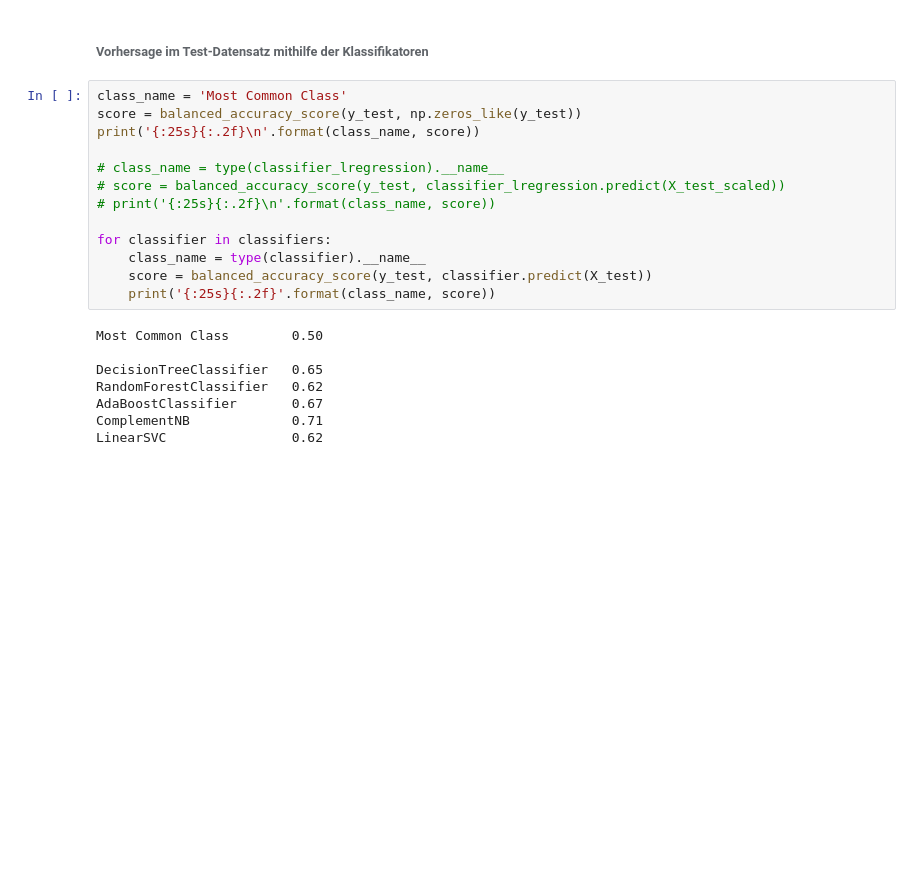
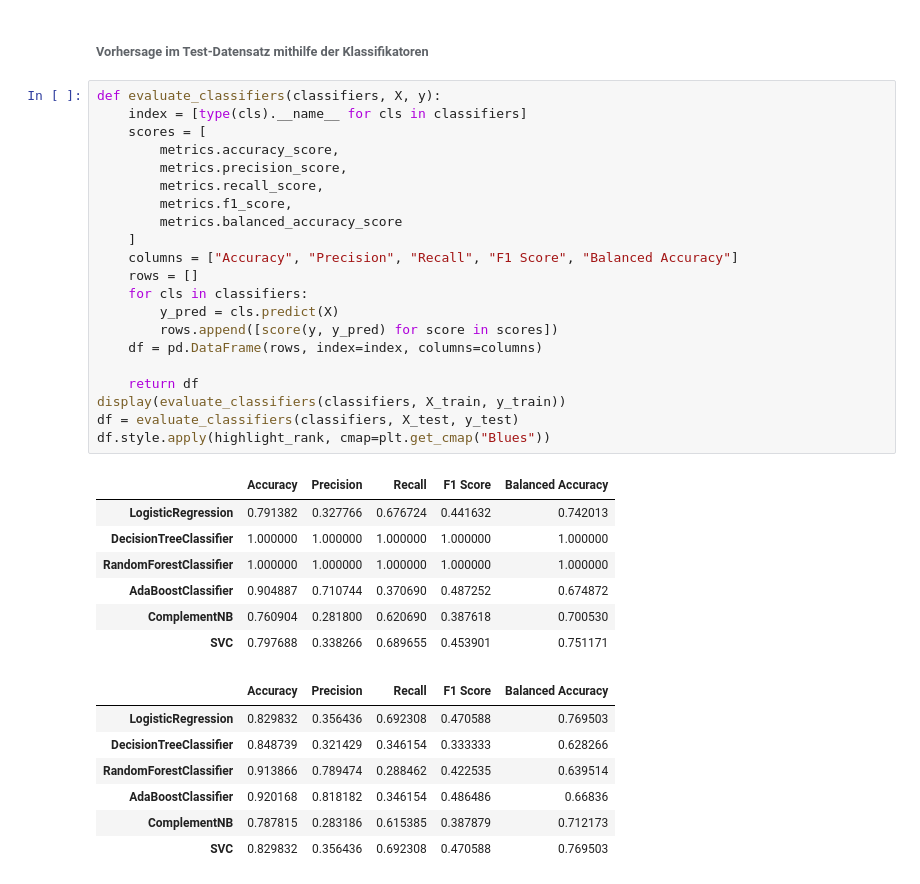
Before and after one commit to tecoKIT/smart-data-analytics, a Jupyter notebook: Uebung1/Exercise5.ipynb, the cells around one changed output. Drawn from its saved outputs; the diff is of its cells as text; blank space fills up the shorter version.

```diff
--- a/Uebung1/Exercise5.ipynb
+++ b/Uebung1/Exercise5.ipynb
@@ -480,23 +506,38 @@ condo   -0.01
 # %% [markdown]
 ###### Vorhersage im Test-Datensatz mithilfe der Klassifikatoren
-# %%
-class_name = 'Most Common Class'
-score = balanced_accuracy_score(y_test, np.zeros_like(y_test))
-print('{:25s}{:.2f}\n'.format(class_name, score))
-
-# class_name = type(classifier_lregression).__name__
-# score = balanced_accuracy_score(y_test, classifier_lregression.predict(X_test_scaled))
-# print('{:25s}{:.2f}\n'.format(class_name, score))
-
-for classifier in classifiers:
-    class_name = type(classifier).__name__
-    score = balanced_accuracy_score(y_test, classifier.predict(X_test))
-    print('{:25s}{:.2f}'.format(class_name, score))
-# %% [output]
-Most Common Class        0.50
-
-DecisionTreeClassifier   0.65
-RandomForestClassifier   0.62
-AdaBoostClassifier       0.67
-ComplementNB             0.71
-LinearSVC                0.62
+# %%
+def evaluate_classifiers(classifiers, X, y):
+    index = [type(cls).__name__ for cls in classifiers]
+    scores = [
+        metrics.accuracy_score,
+        metrics.precision_score,
+        metrics.recall_score,
+        metrics.f1_score,
+        metrics.balanced_accuracy_score
+    ]
+    columns = ["Accuracy", "Precision", "Recall", "F1 Score", "Balanced Accuracy"]
+    rows = []
+    for cls in classifiers:
+        y_pred = cls.predict(X)
+        rows.append([score(y, y_pred) for score in scores])
+    df = pd.DataFrame(rows, index=index, columns=columns)
+
+    return df
+display(evaluate_classifiers(classifiers, X_train, y_train))
+df = evaluate_classifiers(classifiers, X_test, y_test)
+df.style.apply(highlight_rank, cmap=plt.get_cmap("Blues"))
+# %% [output]
+|  | Accuracy | Precision | Recall | F1 Score | Balanced Accuracy |
+| LogisticRegression | 0.791382 | 0.327766 | 0.676724 | 0.441632 | 0.742013 |
+| DecisionTreeClassifier | 1.000000 | 1.000000 | 1.000000 | 1.000000 | 1.000000 |
+| RandomForestClassifier | 1.000000 | 1.000000 | 1.000000 | 1.000000 | 1.000000 |
+| AdaBoostClassifier | 0.904887 | 0.710744 | 0.370690 | 0.487252 | 0.674872 |
+| ComplementNB | 0.760904 | 0.281800 | 0.620690 | 0.387618 | 0.700530 |
+| SVC | 0.797688 | 0.338266 | 0.689655 | 0.453901 | 0.751171 |
+|  | Accuracy | Precision | Recall | F1 Score | Balanced Accuracy |
+| LogisticRegression | 0.829832 | 0.356436 | 0.692308 | 0.470588 | 0.769503 |
+| DecisionTreeClassifier | 0.848739 | 0.321429 | 0.346154 | 0.333333 | 0.628266 |
+| RandomForestClassifier | 0.913866 | 0.789474 | 0.288462 | 0.422535 | 0.639514 |
+| AdaBoostClassifier | 0.920168 | 0.818182 | 0.346154 | 0.486486 | 0.66836 |
+| ComplementNB | 0.787815 | 0.283186 | 0.615385 | 0.387879 | 0.712173 |
+| SVC | 0.829832 | 0.356436 | 0.692308 | 0.470588 | 0.769503 |
```
Also changed, not shown: parts of 40 cells of this notebook.
